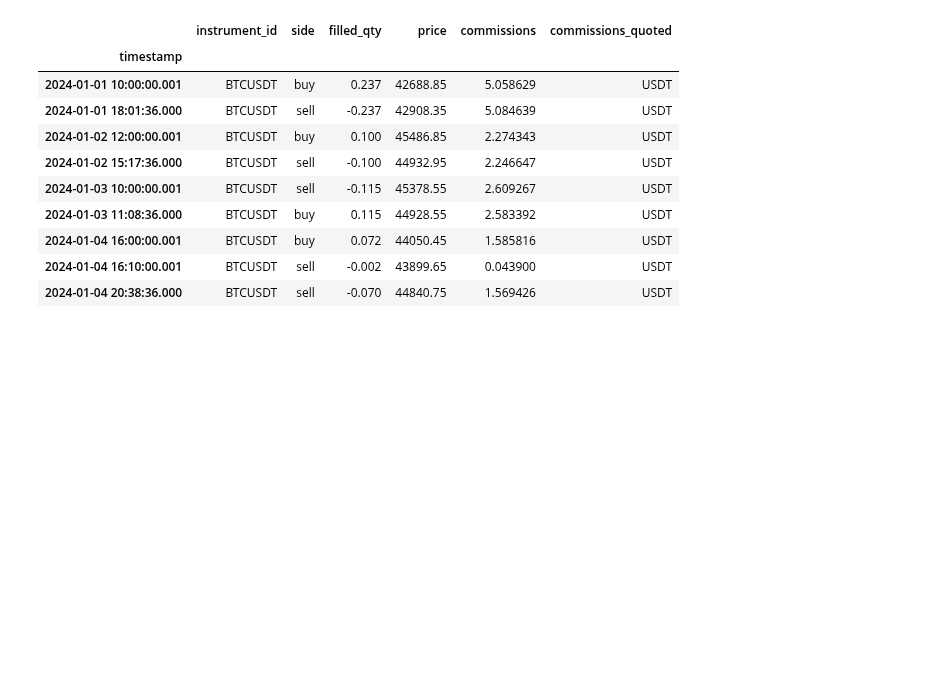
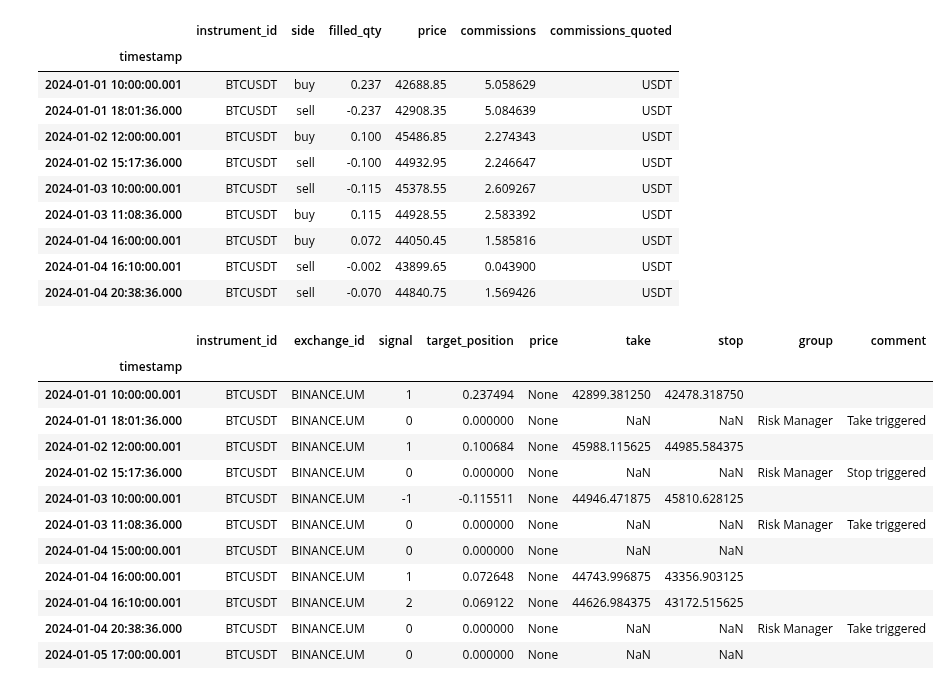
Before and after one commit to dmarienko/Qubx, a Jupyter notebook: experiments/6.0 Signals Tracking.ipynb, the cells around one changed output. Cells and saved outputs as stored; diff of their text form; code cells hidden in the pictures; blank space fills up the shorter version.

```diff
--- a/experiments/6.0 Signals Tracking.ipynb
+++ b/experiments/6.0 Signals Tracking.ipynb
@@ -174,6 +199,22 @@ rep[0].executions_log
 | 2024-01-04 16:00:00.001 | BTCUSDT | buy | 0.072 | 44050.45 | 1.585816 | USDT |
 | 2024-01-04 16:10:00.001 | BTCUSDT | sell | -0.002 | 43899.65 | 0.043900 | USDT |
 | 2024-01-04 20:38:36.000 | BTCUSDT | sell | -0.070 | 44840.75 | 1.569426 | USDT |
+# %%
+rep[0].signals_log
+# %% [output]
+|  | instrument_id | exchange_id | signal | target_position | price | take | stop | group | comment |
+| timestamp |  |  |  |  |  |  |  |  |  |
+| 2024-01-01 10:00:00.001 | BTCUSDT | BINANCE.UM | 1 | 0.237494 | None | 42899.381250 | 42478.318750 |  |  |
+| 2024-01-01 18:01:36.000 | BTCUSDT | BINANCE.UM | 0 | 0.000000 | None | NaN | NaN | Risk Manager | Take triggered |
+| 2024-01-02 12:00:00.001 | BTCUSDT | BINANCE.UM | 1 | 0.100684 | None | 45988.115625 | 44985.584375 |  |  |
+| 2024-01-02 15:17:36.000 | BTCUSDT | BINANCE.UM | 0 | 0.000000 | None | NaN | NaN | Risk Manager | Stop triggered |
+| 2024-01-03 10:00:00.001 | BTCUSDT | BINANCE.UM | -1 | -0.115511 | None | 44946.471875 | 45810.628125 |  |  |
+| 2024-01-03 11:08:36.000 | BTCUSDT | BINANCE.UM | 0 | 0.000000 | None | NaN | NaN | Risk Manager | Take triggered |
+| 2024-01-04 15:00:00.001 | BTCUSDT | BINANCE.UM | 0 | 0.000000 | None | NaN | NaN |  |  |
+| 2024-01-04 16:00:00.001 | BTCUSDT | BINANCE.UM | 1 | 0.072648 | None | 44743.996875 | 43356.903125 |  |  |
+| 2024-01-04 16:10:00.001 | BTCUSDT | BINANCE.UM | 2 | 0.069122 | None | 44626.984375 | 43172.515625 |  |  |
+| 2024-01-04 20:38:36.000 | BTCUSDT | BINANCE.UM | 0 | 0.000000 | None | NaN | NaN | Risk Manager | Take triggered |
+| 2024-01-05 17:00:00.001 | BTCUSDT | BINANCE.UM | 0 | 0.000000 | None | NaN | NaN |  |  |
 # %%
 ohlc_pd1 = r.read('BINANCE.UM:BTCUSDT', '2024-01-01', '2024-02-05', AsPandasFrame())
 ohlc_pd = ohlc_resample(ohlc_pd1, '5Min')
```
Also changed, not shown: parts of 4 cells of this notebook, 5 other files.
